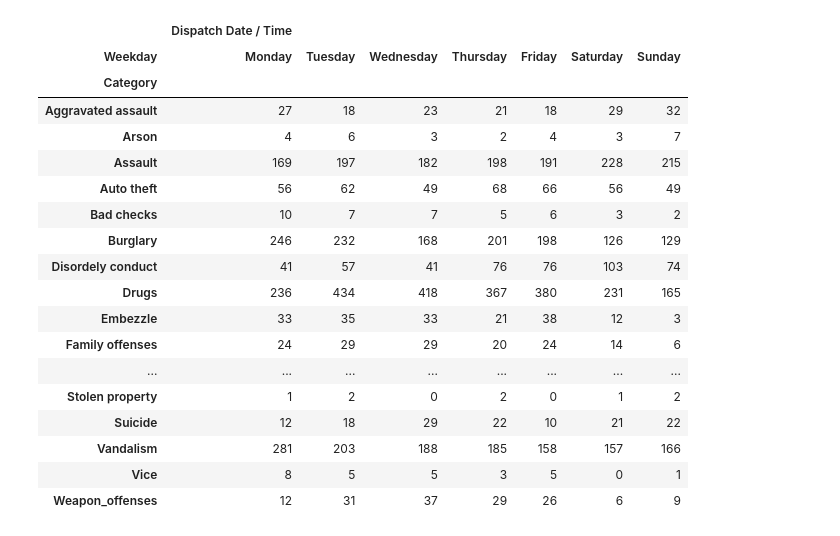
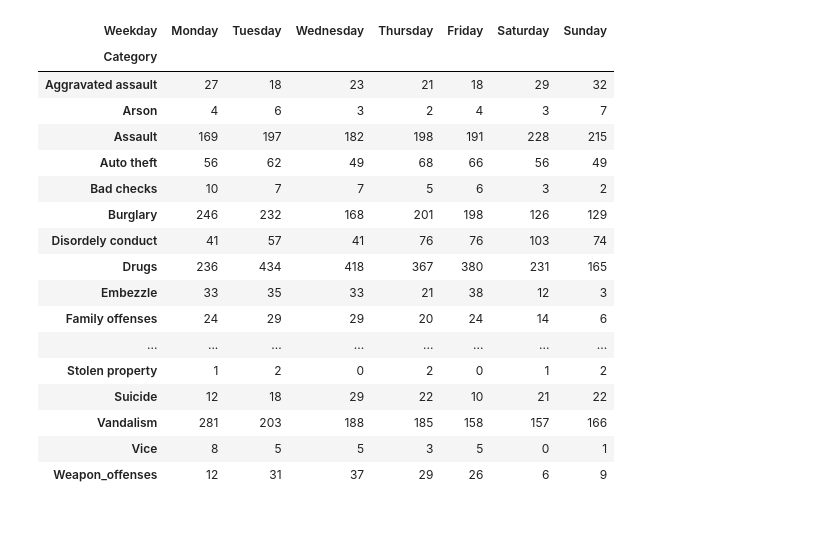
Before and after one commit to abugim/Minority-Report, a Jupyter notebook: Time Analysis.ipynb, the cells around one changed output. Saved outputs shown, nothing was run; the diff lists cells and outputs as text; code cells hidden in the pictures.

```diff
--- a/Time Analysis.ipynb
+++ b/Time Analysis.ipynb
@@ -43,12 +95,13 @@ p_table
 # %%
 weekly_crimes_df = crimes_df[['Category', 'Dispatch Date / Time']].copy()
 weekly_crimes_df['Weekday'] = weekly_crimes_df['Dispatch Date / Time'].dt.weekday_name
-weekly_crimes_df['Weekday'] = pd.Categorical(weekly_crimes_df['Weekday'], ['Monday', 'Tuesday', 'Wednesday', 'Thursday', 'Friday', 'Saturday', 'Sunday'])
+weekly_crimes_df['Weekday'] = pd.Categorical(weekly_crimes_df['Weekday'])
+weekly_crimes_df['Weekpart'] = weekly_crimes_df['Weekday'].apply(lambda wd: 'Weekend' if wd == 'Saturday' or wd == 'Sunday' else 'Weekday')
 # %%
-p_table = pd.pivot_table(weekly_crimes_df, index='Category', columns='Weekday', aggfunc=len, fill_value=0)
-p_table
+weekday_df = weekly_crimes_df[['Category', 'Weekday']]
+cat_weekday_pt = pd.pivot_table(weekday_df, index='Category', columns='Weekday', aggfunc=len, fill_value=0)
+cat_weekday_pt[['Monday', 'Tuesday', 'Wednesday', 'Thursday', 'Friday', 'Saturday', 'Sunday']]
 # %% [output]
-|  | Dispatch Date / Time |  |  |  |  |  |  |
 | Weekday | Monday | Tuesday | Wednesday | Thursday | Friday | Saturday | Sunday |
 | Category |  |  |  |  |  |  |  |
 | Aggravated assault | 27 | 18 | 23 | 21 | 18 | 29 | 32 |
```
Also changed, not shown: parts of 14 cells of this notebook.
